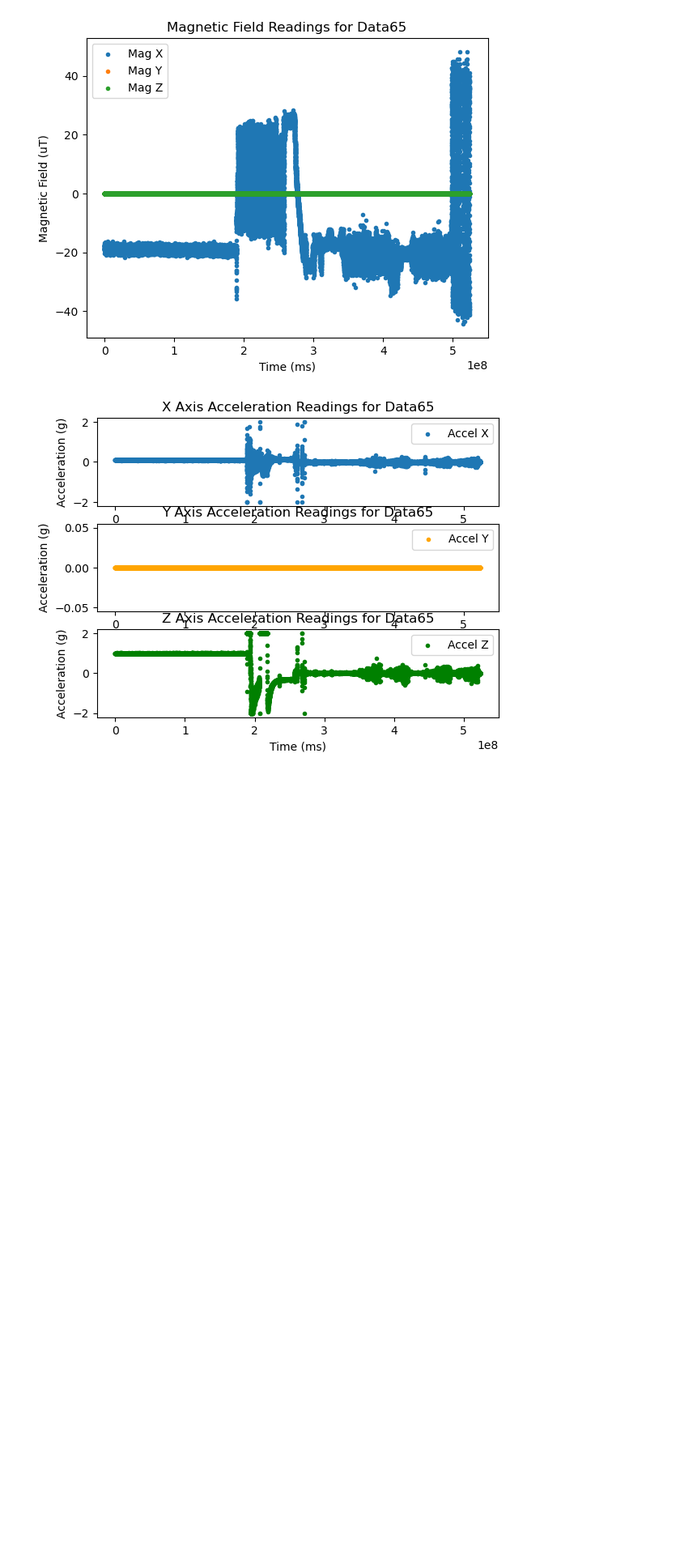
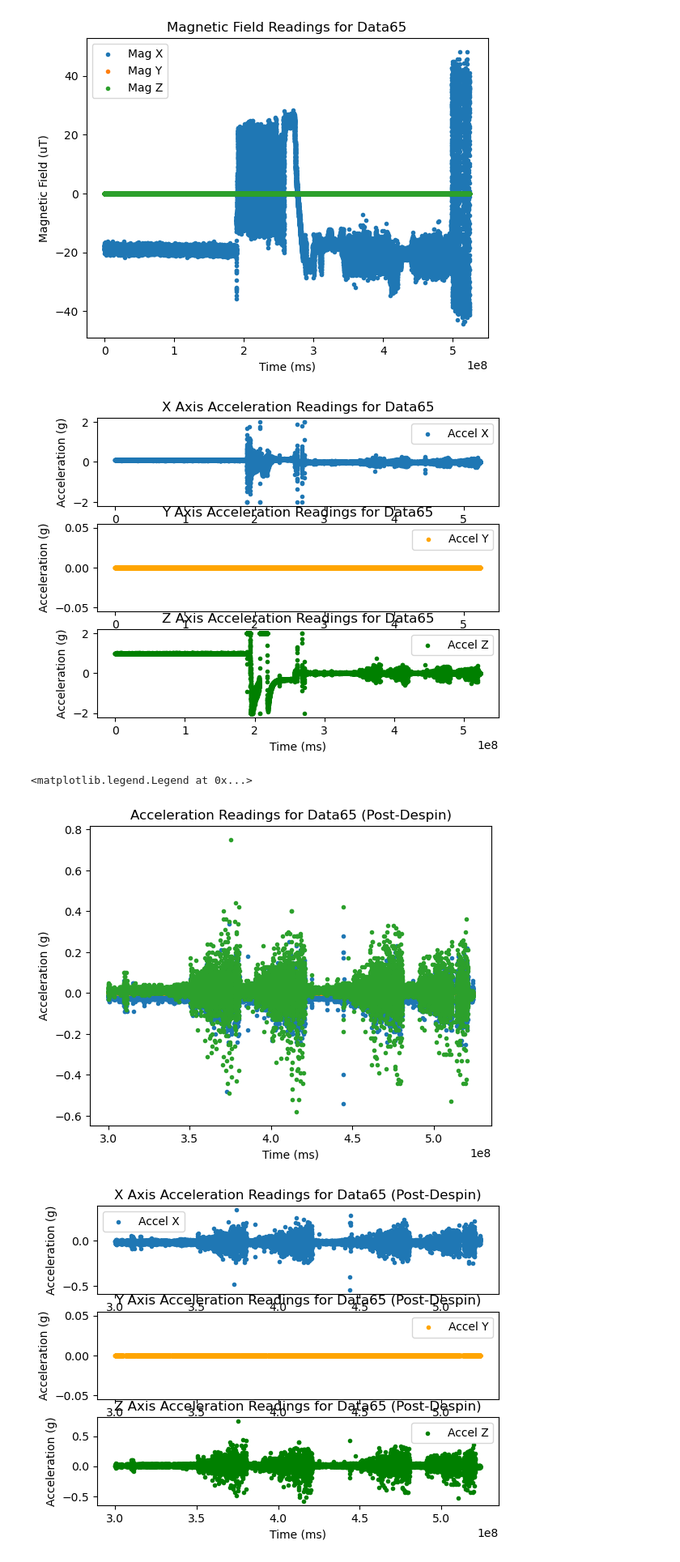
Before and after one commit to Snoozebot3000/RocksatXDataProcessing, a Jupyter notebook: src/plotData.ipynb, the cells around one changed output. Shown: that part at 81% size. Drawn from its saved outputs; the diff is of its cells as text; code cells hidden in the pictures; blank space fills up the shorter version.

Commit message:
Zooming in on the data of intrest

```diff
--- a/src/plotData.ipynb
+++ b/src/plotData.ipynb
@@ -255,3 +255,73 @@ axIMUAccelSep[2].legend()
 [figure]
 [figure]
 [figure]
+# %%
+####
+# Ok so now we need to zoom in on the section of data of interest
+# The system despin looks to be at aboiut complete at about 3e8 ms from the start of the data
+# So we will zoom in on that section of data
+
+# First we need to find the index of the data that is closest to 3e8 ms
+indexDespin = 0
+for i in range(0, len(imuData['Time'])):
+    if imuData['Time'][i] >= 3e8:
+        indexDespin = i
+        break
+
+# Now we will create a new dataframe that is just the data from the despin onwards
+imuDataDespin = imuData[indexDespin:]
+
+# Now we will plot the data
+figIMUAccelDespin, axIMUAccelDespin = plt.subplots()   # Create a figure containing a single axes.
+plotIMUAccelDespin = axIMUAccelDespin.scatter(imuDataDespin['Time'], imuDataDespin['AccelX'], label='Accel X', marker=".")
+plotIMUAccelDespin = axIMUAccelDespin.scatter(imuDataDespin['Time'], imuDataDespin['AccelY'], label='Accel Y', marker=".")
+plotIMUAccelDespin = axIMUAccelDespin.scatter(imuDataDespin['Time'], imuDataDespin['AccelZ'], label='Accel Z', marker=".")
+#add axis titles
+axIMUAccelDespin.set_xlabel('Time (ms)')
+axIMUAccelDespin.set_ylabel('Acceleration (g)')
+axIMUAccelDespin.set_title('Acceleration Readings for ' + dataSet + ' (Post-Despin)')
+
+#Ok lets plot the data as a 3x1 subplot for each of the
+figIMUAccelSepDespin, axIMUAccelSepDespin = plt.subplots(ncols=1,nrows=3)   # Create a figure containing a single axes.
+
+axIMUAccelSepDespin[0].scatter(imuDataDespin['Time'], imuDataDespin['AccelX'], label='Accel X', marker=".")
+axIMUAccelSepDespin[0].set_xlabel('Time (ms)')
+axIMUAccelSepDespin[0].set_ylabel('Acceleration (g)')
+axIMUAccelSepDespin[0].set_title('X Axis Acceleration Readings for ' + dataSet + ' (Post-Despin)')
+axIMUAccelSepDespin[0].legend()
+
+axIMUAccelSepDespin[1].scatter(imuDataDespin['Time'], imuDataDespin['AccelY'], label='Accel Y', marker=".", color='orange')
+axIMUAccelSepDespin[1].set_xlabel('Time (ms)')
+axIMUAccelSepDespin[1].set_ylabel('Acceleration (g)')
+axIMUAccelSepDespin[1].set_title('Y Axis Acceleration Readings for ' + dataSet + ' (Post-Despin)')
+axIMUAccelSepDespin[1].legend()
+
+axIMUAccelSepDespin[2].scatter(imuDataDespin['Time'], imuDataDespin['AccelZ'], label='Accel Z', marker=".", color='green')
+axIMUAccelSepDespin[2].set_xlabel('Time (ms)')
+axIMUAccelSepDespin[2].set_ylabel('Acceleration (g)')
+axIMUAccelSepDespin[2].set_title('Z Axis Acceleration Readings for ' + dataSet + ' (Post-Despin)')
+axIMUAccelSepDespin[2].legend()
+
+figIMUGyroDespin, axIMUGyroDespin = plt.subplots()   # Create a figure containing a single axes.
+plotIMUGyroDespin = axIMUGyroDespin.scatter(imuDataDespin['Time'], imuDataDespin['GyroX'], label='Gyro X', marker=".")
+plotIMUGyroDespin = axIMUGyroDespin.scatter(imuDataDespin['Time'], imuDataDespin['GyroY'], label='Gyro Y', marker=".")
+plotIMUGyroDespin = axIMUGyroDespin.scatter(imuDataDespin['Time'], imuDataDespin['GyroZ'], label='Gyro Z', marker=".")
+#add axis titles
+axIMUGyroDespin.set_xlabel('Time (ms)')
+axIMUGyroDespin.set_ylabel('Angular Velocity (deg/s)')
+axIMUGyroDespin.set_title('Angular Velocity Readings for ' + dataSet + ' (Post-Despin)')
+axIMUGyroDespin.legend()
+
+figIMUMagDespin, axIMUMagDespin = plt.subplots()   # Create a figure containing a single axes.
+plotIMUMagDespin = axIMUMagDespin.scatter(imuDataDespin['Time'], imuDataDespin['MagX'], label='Mag X', marker=".")
+plotIMUMagDespin = axIMUMagDespin.scatter(imuDataDespin['Time'], imuDataDespin['MagY'], label='Mag Y', marker=".")
+plotIMUMagDespin = axIMUMagDespin.scatter(imuDataDespin['Time'], imuDataDespin['MagZ'], label='Mag Z', marker=".")
+#add axis titles
+axIMUMagDespin.set_xlabel('Time (ms)')
+axIMUMagDespin.set_ylabel('Magnetic Field (uT)')
+axIMUMagDespin.set_title('Magnetic Field Readings for ' + dataSet + ' (Post-Despin)')
+axIMUMagDespin.legend()
+# %% [output]
+<matplotlib.legend.Legend at 0x...>
+[figure, added]
+[figure, added]
```
Also changed, not shown: parts of 4 cells of this notebook.
